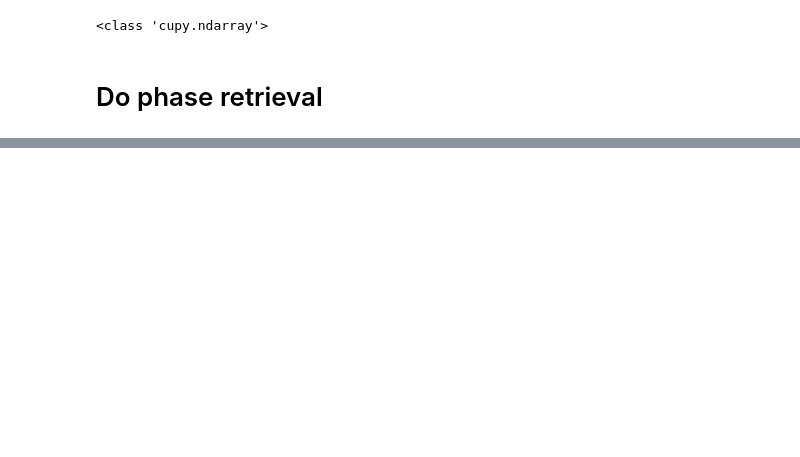
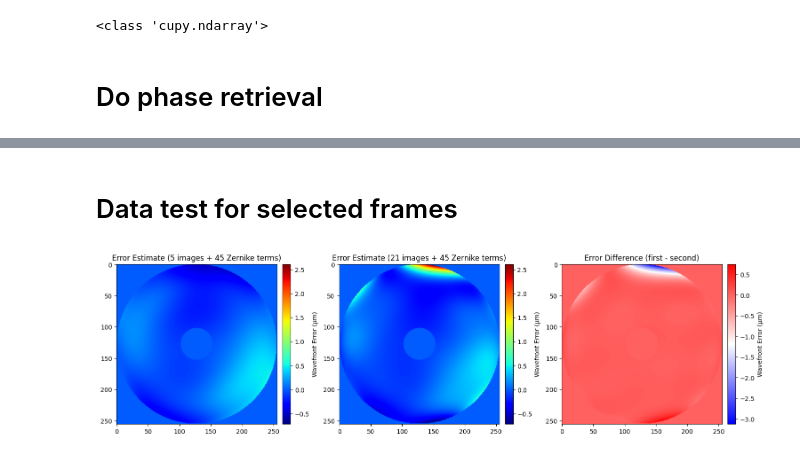
Before and after one commit to yiyanghuang0812/phase_retrieval, a Jupyter notebook: simulation_test.ipynb, the cells around one changed output, grey strips where cells are left out. Cells and saved outputs as stored; diff of their text form; code cells hidden in the pictures; blank space fills up the shorter version.

```diff
--- a/simulation_test.ipynb
+++ b/simulation_test.ipynb
@@ -128,0 +168,40 @@ modes type: <class 'cupy.ndarray'>
+# %% [markdown]
+# Data test for selected frames
+# %%
+selected_frames = [0, 5, 10, 15, 20]  # indices of selected frames
+focal_intensities_subset = focal_intensities[selected_frames]
+probes_subset = probes[selected_frames]
+
+zernikes = pp.zernike.arbitrary_basis(pupil, nterms=45, outside=0)
+phase_retrieval_dict = pr.run_phase_retrieval(Imeas=focal_intensities_subset, fitmask=pupil, Eprobes=probes_subset, modes=zernikes, tol=1e-8, reg=0, wreg=1e3, fit_amp=False)
+np_phase1 = phase_retrieval_dict['phase_est'].get()
+np_wavefront3 = np_phase1 * wavelength / (-2 * np.pi) * 1e6 # wavefront error in μm
+np.save('wavefront_estimate_zernike45_psf5_bw500nm.npy', np_wavefront3)
+
+zernikes = pp.zernike.arbitrary_basis(pupil, nterms=45, outside=0)
+phase_retrieval_dict = pr.run_phase_retrieval(Imeas=focal_intensities, fitmask=pupil, Eprobes=probes, modes=zernikes, tol=1e-8, reg=0, wreg=1e3, fit_amp=False)
+np_phase2 = phase_retrieval_dict['phase_est'].get()
+np_wavefront4 = np_phase2 * wavelength / (-2 * np.pi) * 1e6 # wavefront error in μm
+
+phase_difference = np_phase1 - np_phase2 # phase difference
+wavefront_difference = np_wavefront3 - np_wavefront4
+
+vmin = min(np_wavefront3.min(), np_wavefront4.min())
+vmax = max(np_wavefront3.max(), np_wavefront4.max())
+fig, axes = plt.subplots(1, 3, figsize=(15, 5), constrained_layout=True)
+im1 = axes[0].imshow(np_wavefront3, cmap='jet', vmin=vmin, vmax=vmax)
+axes[0].set_title('Error Estimate (5 images + 45 Zernike terms)')
+cbar1 = fig.colorbar(im1, ax=axes[0], orientation='vertical', fraction=0.05, pad=0.02)
+cbar1.set_label("Wavefront Error (μm)")
+im2 = axes[1].imshow(np_wavefront4, cmap='jet', vmin=vmin, vmax=vmax)
+axes[1].set_title('Error Estimate (21 images + 45 Zernike terms)')
+cbar2 = fig.colorbar(im2, ax=axes[1], orientation='vertical', fraction=0.05, pad=0.02)
+cbar2.set_label("Wavefront Error (μm)")
+im3 = axes[2].imshow(wavefront_difference, cmap='bwr')
+axes[2].set_title('Error Difference (first - second)')
+cbar3 = fig.colorbar(im3, ax=axes[2], orientation='vertical', fraction=0.05, pad=0.02)
+cbar3.set_label("Wavefront Error (μm)")
+plt.savefig("psf images 5 vs 21 - bw 500nm.png", dpi=300, bbox_inches='tight')
+plt.show()
+# %% [output]
+[figure, added]
```
Also changed, not shown: parts of 6 cells of this notebook, 7 other files.
